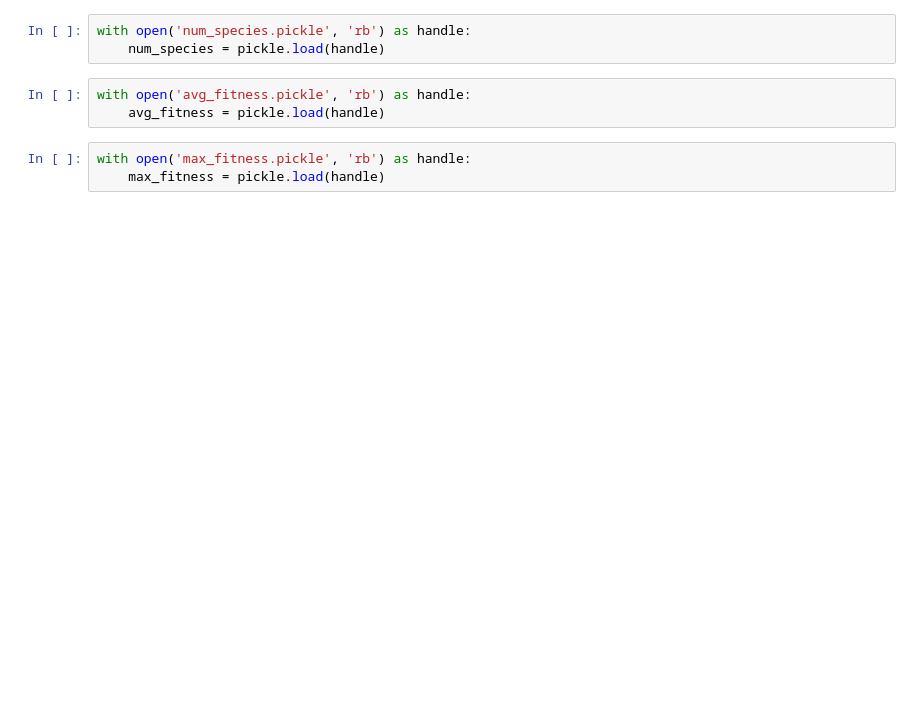
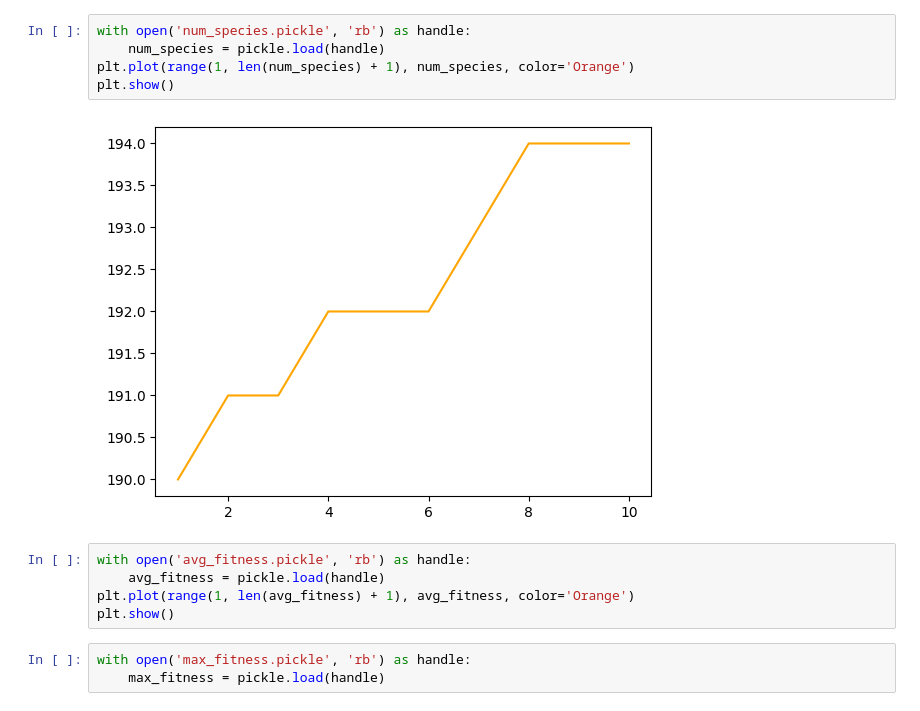
Before and after one commit to drewcurran/COS398_NEAT, a Jupyter notebook: catan_stats.ipynb, the cells around one changed output. Cells and saved outputs as stored; diff of their text form; blank space fills up the shorter version.

```diff
--- a/catan_stats.ipynb
+++ b/catan_stats.ipynb
@@ -23,9 +33,15 @@ with open('num_innovations.pickle', 'rb') as handle:
 # %%
 with open('num_species.pickle', 'rb') as handle:
     num_species = pickle.load(handle)
+plt.plot(range(1, len(num_species) + 1), num_species, color='Orange')
+plt.show()
+# %% [output]
+[figure, added]
 # %%
 with open('avg_fitness.pickle', 'rb') as handle:
     avg_fitness = pickle.load(handle)
+plt.plot(range(1, len(avg_fitness) + 1), avg_fitness, color='Orange')
+plt.show()
 # %%
 with open('max_fitness.pickle', 'rb') as handle:
     max_fitness = pickle.load(handle)
```
Also changed, not shown: parts of 6 cells of this notebook, 8 other files.
